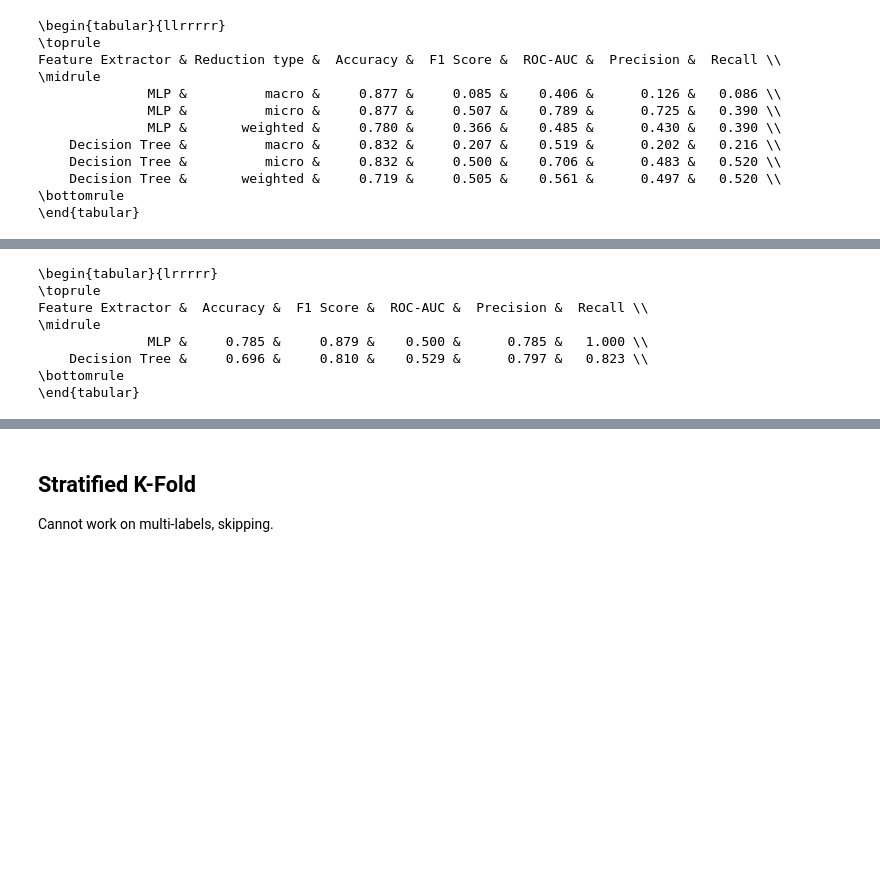
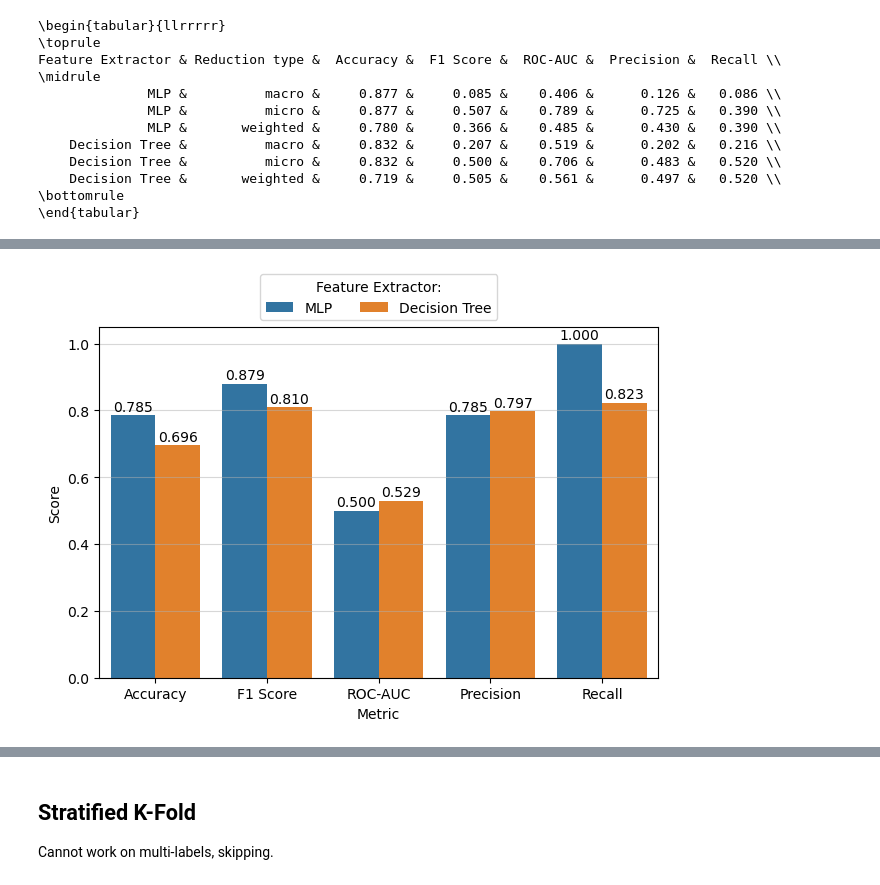
Before and after one commit to ribesstefano/ml4justice-feature-predictor, a Jupyter notebook: notebooks/ml4justice_nlp.ipynb, the cells around one changed output, grey strips where cells are left out. Saved outputs shown, nothing was run; the diff lists cells and outputs as text; code cells hidden in the pictures; blank space fills up the shorter version.

```diff
--- a/notebooks/ml4justice_nlp.ipynb
+++ b/notebooks/ml4justice_nlp.ipynb
@@ -1435,40 +1466,51 @@ report = pd.concat([mlp_report, dt_report])
 
 report = report.rename(columns={
     # 'average': 'Reduction type',
     'accuracy': 'Accuracy',
     'f1_score': 'F1 Score',
     'precision': 'Precision',
     'recall': 'Recall',
     'roc_auc': 'ROC-AUC',
     'feat_accuracy': 'Accuracy (DV & VV)',
     'feat_f1_score': 'F1 Score (DV & VV)',
     'feat_precision': 'Precision (DV & VV)',
     'feat_recall': 'Recall (DV & VV)',
     'feat_roc_auc': 'ROC-AUC (DV & VV)',
 })
 # Set the order of the columns
 report = report[[
     'Feature Extractor',
     # 'Reduction type',
     'Accuracy',
     'F1 Score',
     'ROC-AUC',
     'Precision',
     'Recall',
     # 'Accuracy (DV & VV)',
     # 'F1 Score (DV & VV)',
     # 'Precision (DV & VV)',
     # 'Recall (DV & VV)',
     # 'ROC-AUC (DV & VV)',
 ]]
-# Print to Latex table
-print(report.to_latex(index=False, float_format="%.3f"))
+
+# Melt the DataFrame to make it suitable for plotting
+df_melted = report.melt(id_vars='Feature Extractor', var_name='Metric', value_name='Score')
+
+# Create the bar plot using seaborn
+# plt.figure(figsize=(10, 6))
+sns.barplot(x='Metric', y='Score', hue='Feature Extractor', data=df_melted)
+# plt.title('Metrics by Feature Extractor')
+plt.xlabel('Metric')
+plt.ylabel('Score')
+plt.xticks(rotation=0)
+# Flatten the legend on top of the plot
+plt.legend(title='Feature Extractor:', loc='upper center', bbox_to_anchor=(0.5, 1.17), ncol=2)
+plt.grid(axis='y', alpha=0.5)
+# Show values on top of bars
+for p in plt.gca().patches:
+    plt.gca().annotate(f'{p.get_height():.3f}', (p.get_x() + p.get_width() / 2., p.get_height()), ha='center', va='center', xytext=(0, 6), textcoords='offset points')
+plt.tight_layout()
+plt.savefig('../data/decision_scores.pdf', bbox_inches='tight')
+plt.show()
 # %% [output]
-\begin{tabular}{lrrrrr}
-\toprule
-Feature Extractor &  Accuracy &  F1 Score &  ROC-AUC &  Precision &  Recall \\
-\midrule
-              MLP &     0.785 &     0.879 &    0.500 &      0.785 &   1.000 \\
-    Decision Tree &     0.696 &     0.810 &    0.529 &      0.797 &   0.823 \\
-\bottomrule
-\end{tabular}
+[figure, added]
```
Also changed, not shown: parts of 6 cells of this notebook, 1 other file.
